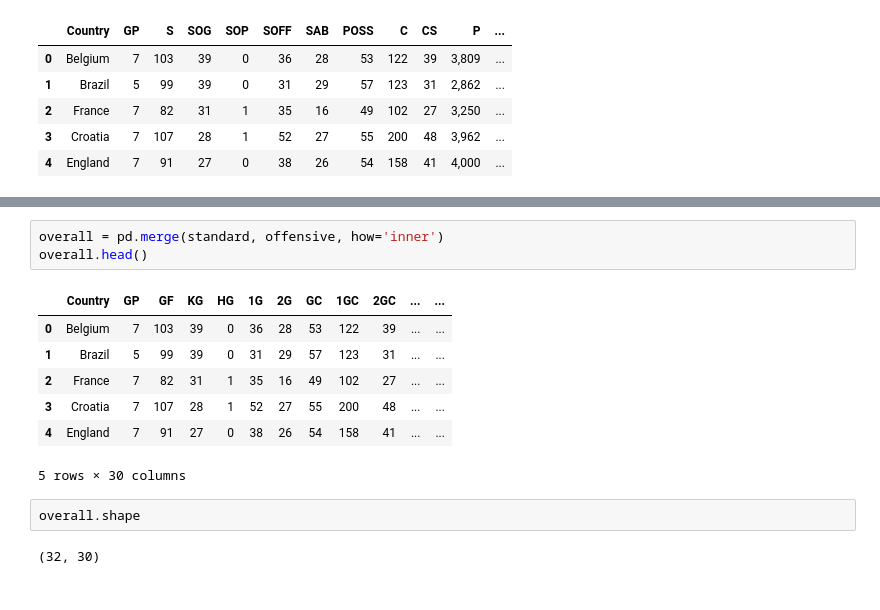
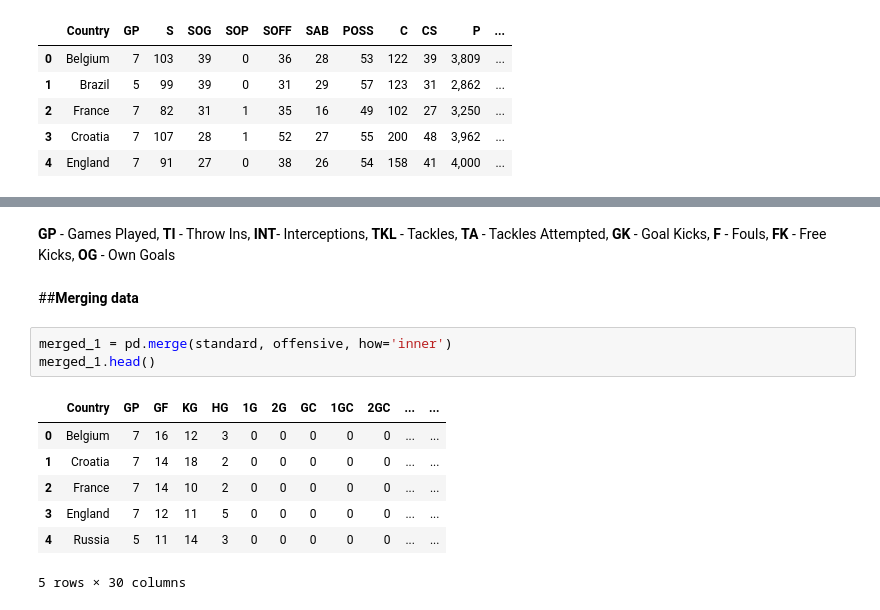
Before and after one commit to YahiaML/World-Cup-2018-Data-, a Jupyter notebook: World_Cup_qualifiers_data.ipynb, the cells around one changed output, grey strips where cells are left out. Saved outputs shown, nothing was run; the diff lists cells and outputs as text.

```diff
--- a/World_Cup_qualifiers_data.ipynb
+++ b/World_Cup_qualifiers_data.ipynb
@@ -189,15 +244,15 @@ offensive.head()
+# %% [markdown]
+**GP** - Games Played, **TI** - Throw Ins, **INT**- Interceptions, **TKL** - Tackles, **TA** - Tackles Attempted, **GK** - Goal Kicks, **F** - Fouls, **FK** - Free Kicks, **OG** - Own Goals
+# %% [markdown]
+##**Merging data**
 # %%
-overall = pd.merge(standard, offensive, how='inner')
-overall.head()
+merged_1 = pd.merge(standard, offensive, how='inner')
+merged_1.head()
 # %% [output]
 |  | Country | GP | GF | KG | HG | 1G | 2G | GC | 1GC | 2GC | ... | ... |
-| 0 | Belgium | 7 | 103 | 39 | 0 | 36 | 28 | 53 | 122 | 39 | ... | ... |
-| 1 | Brazil | 5 | 99 | 39 | 0 | 31 | 29 | 57 | 123 | 31 | ... | ... |
-| 2 | France | 7 | 82 | 31 | 1 | 35 | 16 | 49 | 102 | 27 | ... | ... |
-| 3 | Croatia | 7 | 107 | 28 | 1 | 52 | 27 | 55 | 200 | 48 | ... | ... |
-| 4 | England | 7 | 91 | 27 | 0 | 38 | 26 | 54 | 158 | 41 | ... | ... |
+| 0 | Belgium | 7 | 16 | 12 | 3 | 0 | 0 | 0 | 0 | 0 | ... | ... |
+| 1 | Croatia | 7 | 14 | 18 | 2 | 0 | 0 | 0 | 0 | 0 | ... | ... |
+| 2 | France | 7 | 14 | 10 | 2 | 0 | 0 | 0 | 0 | 0 | ... | ... |
+| 3 | England | 7 | 12 | 11 | 5 | 0 | 0 | 0 | 0 | 0 | ... | ... |
+| 4 | Russia | 5 | 11 | 14 | 3 | 0 | 0 | 0 | 0 | 0 | ... | ... |
 5 rows × 30 columns
-# %%
-overall.shape
-# %% [output]
-(32, 30)
```
Also changed, not shown: parts of 10 cells of this notebook.
